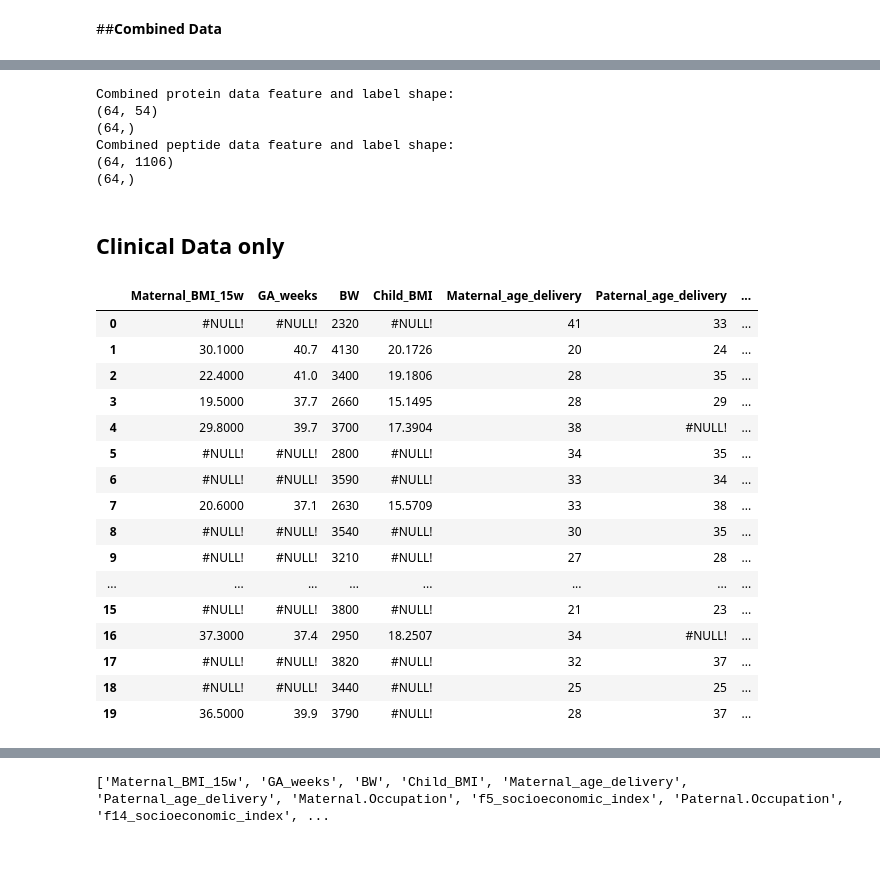
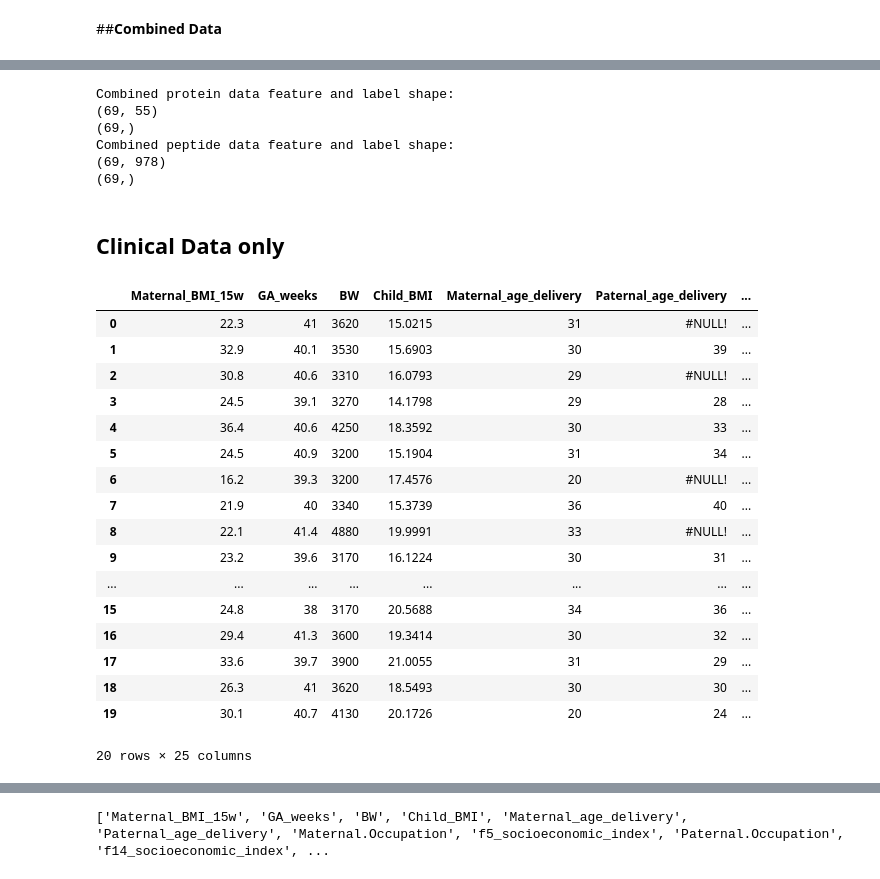
Before and after one commit to ErenB02/Proteomics_Project, a Jupyter notebook: MSC_ml(PR).ipynb, the cells around one changed output, grey strips where cells are left out. Cells and saved outputs as stored; diff of their text form; code cells hidden in the pictures.

```diff
--- a/MSC_ml(PR).ipynb
+++ b/MSC_ml(PR).ipynb
@@ -252,6 +265,6 @@ print(BL_pep_comb.shape)
 # %%
 #Features (all proteins + clin data)
-X_prot_comb =  BL_prot_comb.iloc[:,:54]
+X_prot_comb =  BL_prot_comb.iloc[:,:55]
 
 #Label (Case - Control (object))
 y_prot_comb = BL_prot_comb['Condition']
@@ -261,7 +274,7 @@ print(y_prot_comb.shape)
 
 
 #Features (all peptides + clin data)
-X_pep_comb =  BL_pep_comb.iloc[:,:1106]
+X_pep_comb =  BL_pep_comb.iloc[:,:978]
 
 #Label (Case - Control (object))
 y_pep_comb = BL_pep_comb['Condition']
@@ -270,35 +283,36 @@ print(X_pep_comb.shape)
 print(y_pep_comb.shape)
 # %% [output]
 Combined protein data feature and label shape:
-(64, 54)
-(64,)
+(69, 55)
+(69,)
 Combined peptide data feature and label shape:
-(64, 1106)
-(64,)
+(69, 978)
+(69,)
 # %% [markdown]
 ## **Clinical Data only**
 # %%
 #Clinical data only (BASELINE)
-BL_clin_dat = pd.read_csv("BASELINE_clin.csv")
+BL_clin_dat = pd.read_csv("PIRAMID_clin.csv")
 BL_clin_dat.head(20)
 # %% [output]
 |  | Maternal_BMI_15w | GA_weeks | BW | Child_BMI | Maternal_age_delivery | Paternal_age_delivery | ... |
-| 0 | #NULL! | #NULL! | 2320 | #NULL! | 41 | 33 | ... |
-| 1 | 30.1000 | 40.7 | 4130 | 20.1726 | 20 | 24 | ... |
-| 2 | 22.4000 | 41.0 | 3400 | 19.1806 | 28 | 35 | ... |
-| 3 | 19.5000 | 37.7 | 2660 | 15.1495 | 28 | 29 | ... |
-| 4 | 29.8000 | 39.7 | 3700 | 17.3904 | 38 | #NULL! | ... |
-| 5 | #NULL! | #NULL! | 2800 | #NULL! | 34 | 35 | ... |
-| 6 | #NULL! | #NULL! | 3590 | #NULL! | 33 | 34 | ... |
-| 7 | 20.6000 | 37.1 | 2630 | 15.5709 | 33 | 38 | ... |
-| 8 | #NULL! | #NULL! | 3540 | #NULL! | 30 | 35 | ... |
-| 9 | #NULL! | #NULL! | 3210 | #NULL! | 27 | 28 | ... |
+| 0 | 22.3 | 41 | 3620 | 15.0215 | 31 | #NULL! | ... |
+| 1 | 32.9 | 40.1 | 3530 | 15.6903 | 30 | 39 | ... |
+| 2 | 30.8 | 40.6 | 3310 | 16.0793 | 29 | #NULL! | ... |
+| 3 | 24.5 | 39.1 | 3270 | 14.1798 | 29 | 28 | ... |
+| 4 | 36.4 | 40.6 | 4250 | 18.3592 | 30 | 33 | ... |
+| 5 | 24.5 | 40.9 | 3200 | 15.1904 | 31 | 34 | ... |
+| 6 | 16.2 | 39.3 | 3200 | 17.4576 | 20 | #NULL! | ... |
+| 7 | 21.9 | 40 | 3340 | 15.3739 | 36 | 40 | ... |
+| 8 | 22.1 | 41.4 | 4880 | 19.9991 | 33 | #NULL! | ... |
+| 9 | 23.2 | 39.6 | 3170 | 16.1224 | 30 | 31 | ... |
 | ... | ... | ... | ... | ... | ... | ... | ... |
-| 15 | #NULL! | #NULL! | 3800 | #NULL! | 21 | 23 | ... |
-| 16 | 37.3000 | 37.4 | 2950 | 18.2507 | 34 | #NULL! | ... |
-| 17 | #NULL! | #NULL! | 3820 | #NULL! | 32 | 37 | ... |
-| 18 | #NULL! | #NULL! | 3440 | #NULL! | 25 | 25 | ... |
-| 19 | 36.5000 | 39.9 | 3790 | #NULL! | 28 | 37 | ... |
+| 15 | 24.8 | 38 | 3170 | 20.5688 | 34 | 36 | ... |
+| 16 | 29.4 | 41.3 | 3600 | 19.3414 | 30 | 32 | ... |
+| 17 | 33.6 | 39.7 | 3900 | 21.0055 | 31 | 29 | ... |
+| 18 | 26.3 | 41 | 3620 | 18.5493 | 30 | 30 | ... |
+| 19 | 30.1 | 40.7 | 4130 | 20.1726 | 20 | 24 | ... |
+20 rows × 25 columns
 # %%
 BL_clin_dat.dtypes
 # %% [output]
```
Also changed, not shown: parts of 18 cells of this notebook.
